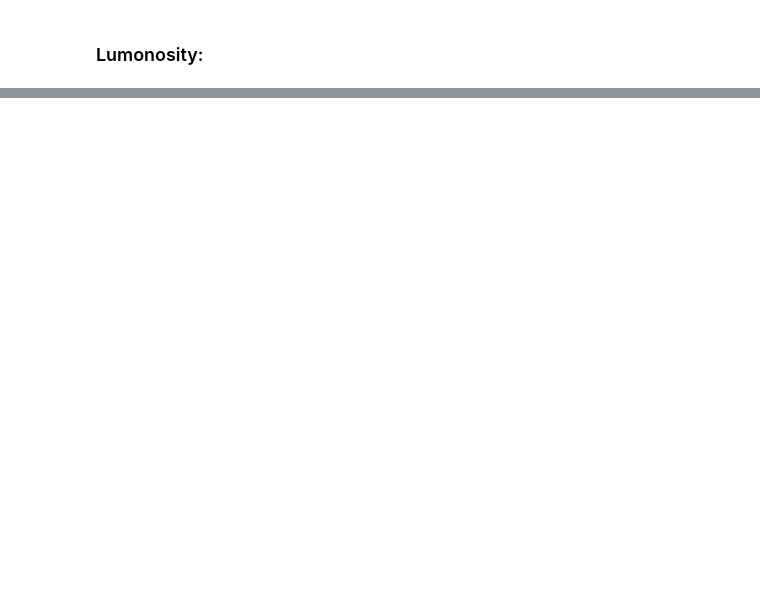
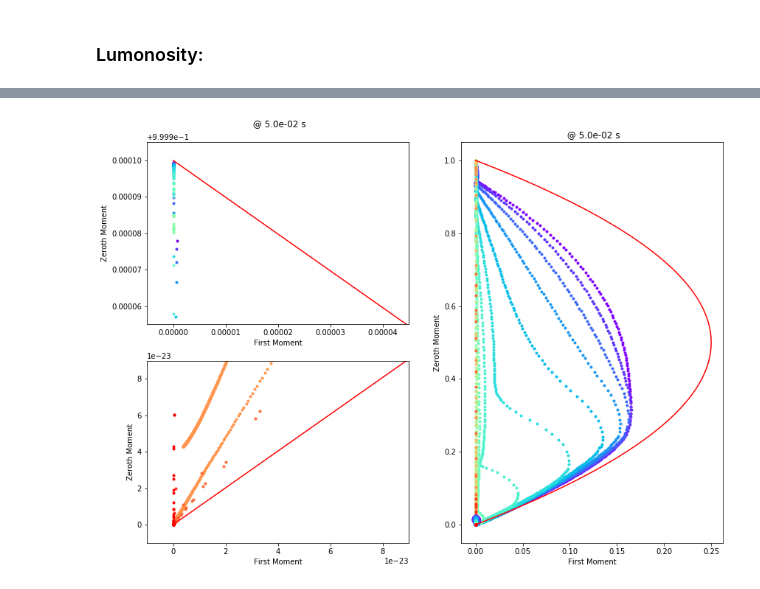
Before and after one commit to ranchu1/Analysis_FLASH, a Jupyter notebook: unitTests/1-[Details_OneFile]1D.ipynb, the cells around one changed output, grey strips where cells are left out. Cells and saved outputs as stored; diff of their text form; code cells hidden in the pictures; blank space fills up the shorter version.

```diff
--- a/unitTests/1-[Details_OneFile]1D.ipynb
+++ b/unitTests/1-[Details_OneFile]1D.ipynb
@@ -160,2 +134,60 @@ plt.show()
+# %%
+# Realizability
+
+import matplotlib.pyplot as plt
+import matplotlib.cm as cm
+import numpy as np
+
+colors = cm.rainbow(np.linspace(0, 1, len(Energy[0])))
+yy = np.linspace(0, 1, 100)
+xxP_FD = np.multiply(yy,1-yy)
+
+fig, axs = plt.subplots(ncols=2, nrows=2,sharex=False, sharey=False,\
+                       figsize=(14, 10))
+gs = axs[0, 1].get_gridspec()
+# remove the underlying axes
+for ax in axs[0:, -1]:
+    ax.remove()
+axbig = fig.add_subplot(gs[0:, -1])
+
+for ifile in range(fnum):
+    for iS in range(nSpecies):
+        for ie in range(len(Energy[0])):
+            axs[0][0].plot(FirstMoment[ifile][iS][:,ie],ZerothMoment[ifile][iS][:,ie],\
+                 '.',color=colors[ie] )
+            axs[1][0].plot(FirstMoment[ifile][iS][:,ie],ZerothMoment[ifile][iS][:,ie],\
+                 '.',color=colors[ie] )
+            axbig.plot(FirstMoment[ifile][iS][:,ie],ZerothMoment[ifile][iS][:,ie],\
+                 '.',color=colors[ie] )
+
+axs[0][0].plot(xxP_FD,yy,color='red')
+axs[0][0].set_xlabel('First Moment')
+axs[0][0].set_ylabel('Zeroth Moment')
+center1_x = 0.0
+center1_y = 1.0
+width_x = 5.0e-5
+width_y = 5.0e-5
+axs[0][0].set_ylim([center1_y-0.9*width_y, center1_y+0.1*width_y])
+axs[0][0].set_xlim([center1_x-0.1*width_x, center1_x+0.9*width_x])
+axs[0][0].set_title(ProblemDir+' @ {:.1e} s'.format(Times[0])+'\n')
+
+center2_x = 0.0
+center2_y = 0.0
+width_x = 1.0e-22
+width_y = 1.0e-22
+axs[1][0].plot(xxP_FD,yy,color='red')
+axs[1][0].set_xlabel('First Moment')
+axs[1][0].set_ylabel('Zeroth Moment')
+axs[1][0].set_ylim([center2_y-0.1*width_y, center2_y+0.9*width_y])
+axs[1][0].set_xlim([center2_x-0.1*width_x, center2_x+0.9*width_x])
+
+axbig.plot(xxP_FD,yy,color='red')
+axbig.set_xlabel('First Moment')
+axbig.set_ylabel('Zeroth Moment')
+axbig.set_title(ProblemDir+' @ {:.1e} s'.format(Times[0]))
+
+plt.show();
+# %% [output]
+[figure, added]
 # %%
 # Lowest energetic & Highest energetic J / H vs Radius
```
Also changed, not shown: parts of 8 cells of this notebook, 2 other files.
